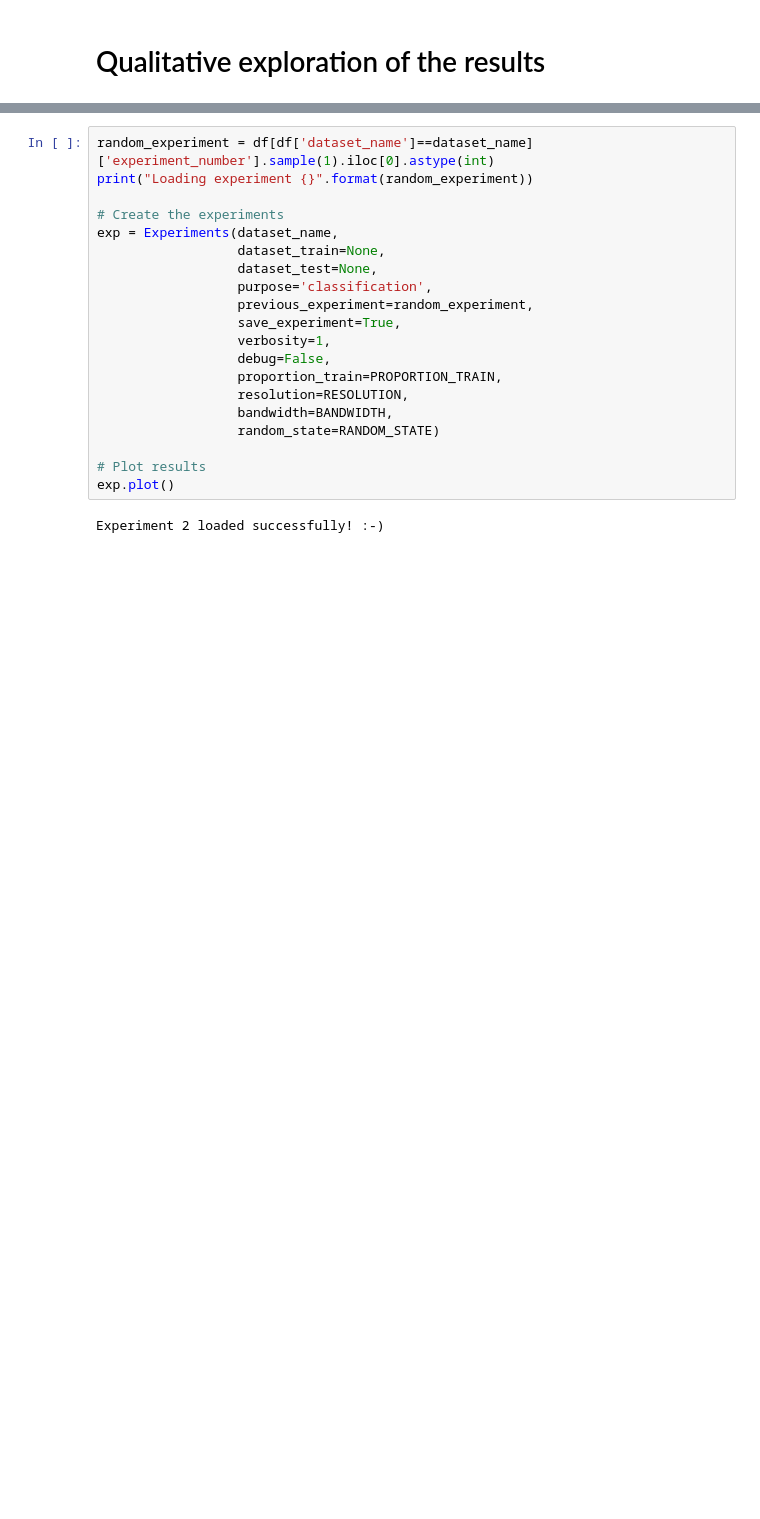
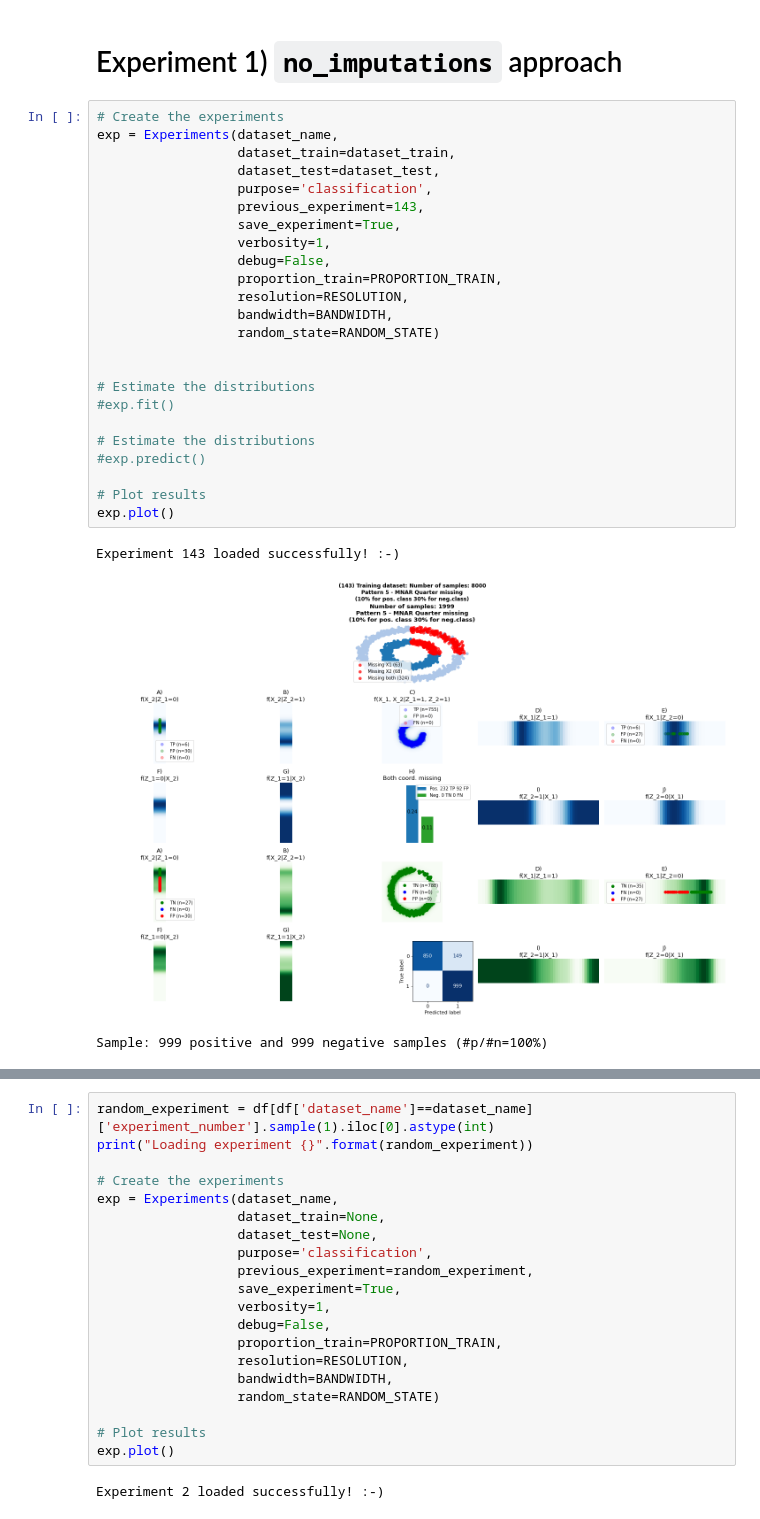
Before and after one commit to matiasdm/notes_on_stats, a Jupyter notebook: doc/sections/3_benchmarking.ipynb, the cells around one changed output, grey strips where cells are left out. Drawn from its saved outputs; the diff is of its cells as text; blank space fills up the shorter version.

```diff
--- a/doc/sections/3_benchmarking.ipynb
+++ b/doc/sections/3_benchmarking.ipynb
@@ -240,2 +125,30 @@ Sample: 999 positive and 999 negative samples (#p/#n=100%)
-# %% [markdown]
-# Qualitative exploration of the results
+# %% [markdown]
+# Experiment 1) `no_imputations` approach
+# %%
+# Create the experiments
+exp = Experiments(dataset_name,
+                  dataset_train=dataset_train,
+                  dataset_test=dataset_test,
+                  purpose='classification',
+                  previous_experiment=143,
+                  save_experiment=True,
+                  verbosity=1,
+                  debug=False,
+                  proportion_train=PROPORTION_TRAIN,
+                  resolution=RESOLUTION,
+                  bandwidth=BANDWIDTH,
+                  random_state=RANDOM_STATE)
+
+
+# Estimate the distributions
+#exp.fit()
+
+# Estimate the distributions
+#exp.predict()
+
+# Plot results
+exp.plot()
+# %% [output]
+Experiment 143 loaded successfully! :-)
+[figure, added]
+Sample: 999 positive and 999 negative samples (#p/#n=100%)
```
Also changed, not shown: parts of 17 cells of this notebook, 9 other files.
